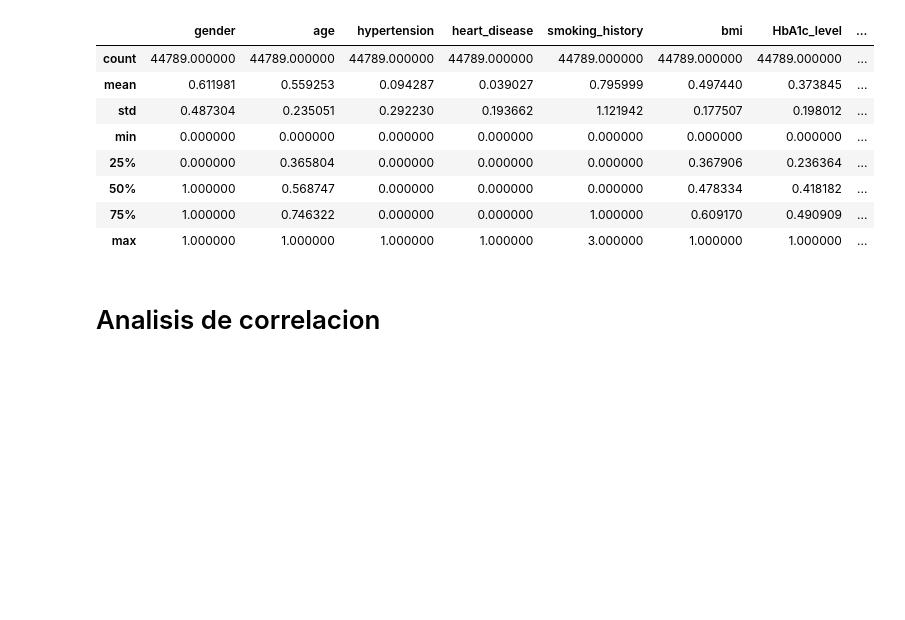
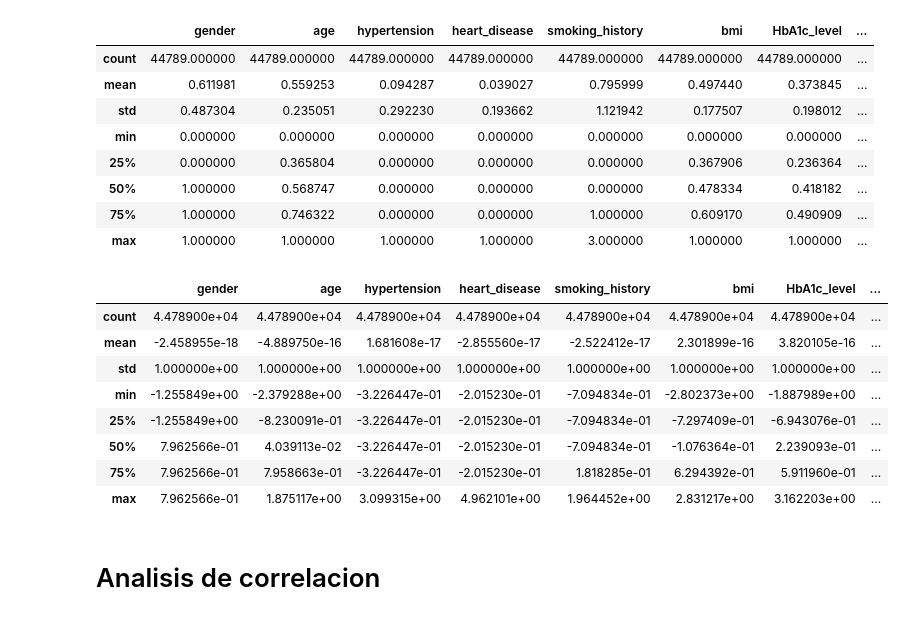
Before and after one commit to Meira8622/red_neuronal_diabetes, a Jupyter notebook: red_neuronal_mate3.ipynb, the cells around one changed output. Saved outputs shown, nothing was run; the diff lists cells and outputs as text; code cells hidden in the pictures; blank space fills up the shorter version.

```diff
--- a/red_neuronal_mate3.ipynb
+++ b/red_neuronal_mate3.ipynb
@@ -190,11 +135,11 @@ plot_quartiles(df, "HbA1c_level")
 # %%
 # Decidi eliminar filas que contengan:
 
-# df = df[df["smoking_history"] != "No Info"] -> No respondio, no lo considero confiable
-# df = df[df["smoking_history"] != "ever"] -> Parece un typo, no lo considero confiable
-# df = df[df["age"] != 80] -> Cantidad de filas anormal para la distribucion general de la variable
-# df = df[df["bmi"] != 27.32] -> Cantidad de filas anormal para la distribucion general de la variable
+df = df[df["smoking_history"] != "No Info"] # -> No respondio, no lo considero confiable
+df = df[df["smoking_history"] != "ever"] # -> Parece un typo, no lo considero confiable
+df = df[df["age"] != 80] # -> Cantidad de filas anormal para la distribucion general de la variable
+df = df[df["bmi"] != 27.32] # -> Cantidad de filas anormal para la distribucion general de la variable
 
-df = df[~df["bmi"].isin(bmi_outliers["bmi"])] # -> Valores por fuera de las dos desviaciones estandar detectados con IQR
+df = df[~df["bmi"].isin(outliers_IQR("bmi")["bmi"])] # -> Valores por fuera de las dos desviaciones estandar detectados con IQR
 # %% [markdown]
 # Normalizacion
@@ -223,6 +190,29 @@ df_escalado.describe()
 | 50% | 1.000000 | 0.568747 | 0.000000 | 0.000000 | 0.000000 | 0.478334 | 0.418182 | ... |
 | 75% | 1.000000 | 0.746322 | 0.000000 | 0.000000 | 1.000000 | 0.609170 | 0.490909 | ... |
 | max | 1.000000 | 1.000000 | 1.000000 | 1.000000 | 3.000000 | 1.000000 | 1.000000 | ... |
+# %%
+def z_score(df): # "Normalizacion"
+    columns = df[df.columns]
+    columns = columns.drop(columns=["diabetes"])
+
+    for cols in columns:
+        df[cols] = (df[cols] - df[cols].mean()) / df[cols].std()
+
+    return df
+
+df_escalado = z_score(df.copy())
+
+df_escalado.describe()
+# %% [output]
+|  | gender | age | hypertension | heart_disease | smoking_history | bmi | HbA1c_level | ... |
+| count | 4.478900e+04 | 4.478900e+04 | 4.478900e+04 | 4.478900e+04 | 4.478900e+04 | 4.478900e+04 | 4.478900e+04 | ... |
+| mean | -2.458955e-18 | -4.889750e-16 | 1.681608e-17 | -2.855560e-17 | -2.522412e-17 | 2.301899e-16 | 3.820105e-16 | ... |
+| std | 1.000000e+00 | 1.000000e+00 | 1.000000e+00 | 1.000000e+00 | 1.000000e+00 | 1.000000e+00 | 1.000000e+00 | ... |
+| min | -1.255849e+00 | -2.379288e+00 | -3.226447e-01 | -2.015230e-01 | -7.094834e-01 | -2.802373e+00 | -1.887989e+00 | ... |
+| 25% | -1.255849e+00 | -8.230091e-01 | -3.226447e-01 | -2.015230e-01 | -7.094834e-01 | -7.297409e-01 | -6.943076e-01 | ... |
+| 50% | 7.962566e-01 | 4.039113e-02 | -3.226447e-01 | -2.015230e-01 | -7.094834e-01 | -1.076364e-01 | 2.239093e-01 | ... |
+| 75% | 7.962566e-01 | 7.958663e-01 | -3.226447e-01 | -2.015230e-01 | 1.818285e-01 | 6.294392e-01 | 5.911960e-01 | ... |
+| max | 7.962566e-01 | 1.875117e+00 | 3.099315e+00 | 4.962101e+00 | 1.964452e+00 | 2.831217e+00 | 3.162203e+00 | ... |
 # %% [markdown]
 # Analisis de correlacion
 # %%
```
Also changed, not shown: parts of 26 cells of this notebook.
